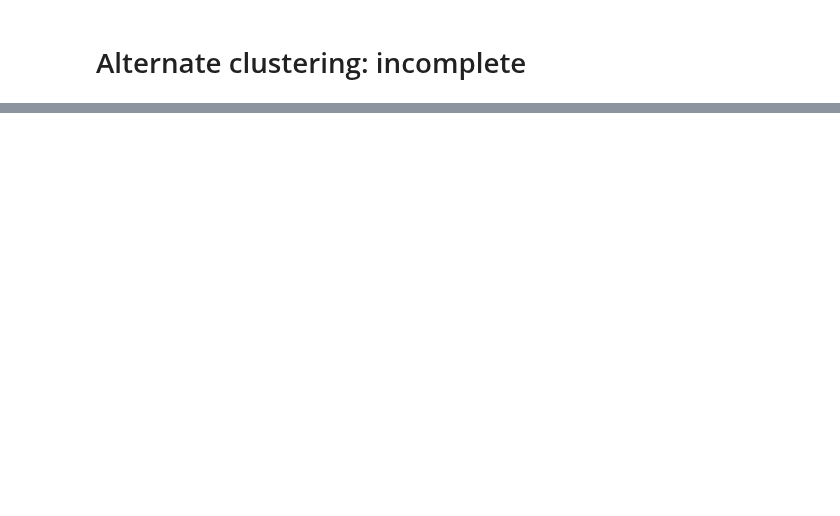
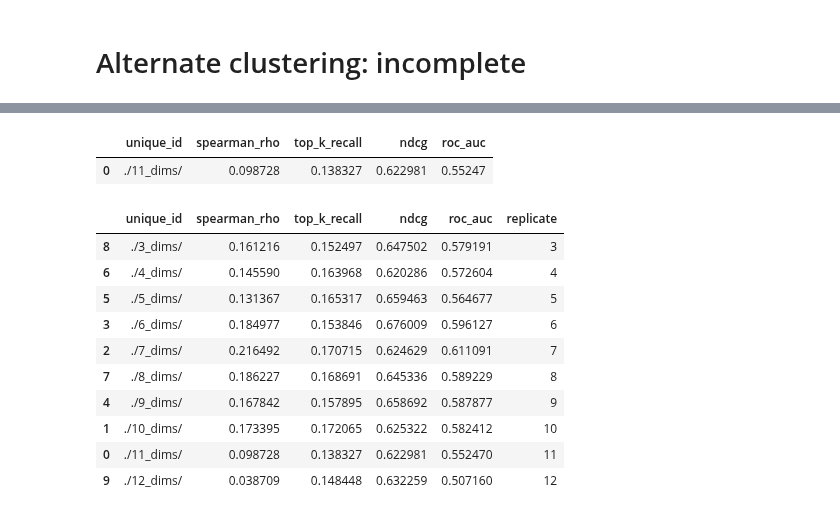
Before and after one commit to SebPorras/MAP_VAE, a Jupyter notebook: notebooks/sampling_ancestors.ipynb, the cells around one changed output, grey strips where cells are left out. Saved outputs shown, nothing was run; the diff lists cells and outputs as text; code cells hidden in the pictures; blank space fills up the shorter version.

```diff
--- a/notebooks/sampling_ancestors.ipynb
+++ b/notebooks/sampling_ancestors.ipynb
@@ -794,0 +551,43 @@ data
+# %%
+import os
+import pandas as pd
+
+DATA_PATH = "/Users/sebs_mac/a4_latent_test/"
+
+df_list = [pd.read_csv((DATA_PATH + str(file) + "/zero_shot_all_variants_final_metrics.csv")) for file in os.listdir(DATA_PATH) if file != ".DS_Store"]
+df_list[0]
+# %% [output]
+|  | unique_id | spearman_rho | top_k_recall | ndcg | roc_auc |
+| 0 | ./11_dims/ | 0.098728 | 0.138327 | 0.622981 | 0.55247 |
+# %%
+
+#all_data = pd.read_csv("gb1_cluster_sampling_results.csv")
+all_data = pd.concat(df_list, ignore_index=True)
+
+get_rep = lambda x: int(x.split("/")[1].split("_")[0])
+# get_ex = lambda x: x.split("/")[1].split("_")[1]
+
+rep = all_data["unique_id"].apply(get_rep)
+# ext_prop = all_data["unique_id"].apply(get_ex)
+all_data["replicate"] = rep
+all_data.sort_values(by="replicate", inplace=True)
+
+# all_data["extant_prop"] = ext_prop
+
+# all_proportions = all_data["extant_prop"].unique()
+# all_proportions.sort()
+
+#subsets = [all_data.loc[all_data["extant_prop"] == prop] for prop in all_proportions]
+all_data
+# %% [output]
+|  | unique_id | spearman_rho | top_k_recall | ndcg | roc_auc | replicate |
+| 8 | ./3_dims/ | 0.161216 | 0.152497 | 0.647502 | 0.579191 | 3 |
+| 6 | ./4_dims/ | 0.145590 | 0.163968 | 0.620286 | 0.572604 | 4 |
+| 5 | ./5_dims/ | 0.131367 | 0.165317 | 0.659463 | 0.564677 | 5 |
+| 3 | ./6_dims/ | 0.184977 | 0.153846 | 0.676009 | 0.596127 | 6 |
+| 2 | ./7_dims/ | 0.216492 | 0.170715 | 0.624629 | 0.611091 | 7 |
+| 7 | ./8_dims/ | 0.186227 | 0.168691 | 0.645336 | 0.589229 | 8 |
+| 4 | ./9_dims/ | 0.167842 | 0.157895 | 0.658692 | 0.587877 | 9 |
+| 1 | ./10_dims/ | 0.173395 | 0.172065 | 0.625322 | 0.582412 | 10 |
+| 0 | ./11_dims/ | 0.098728 | 0.138327 | 0.622981 | 0.552470 | 11 |
+| 9 | ./12_dims/ | 0.038709 | 0.148448 | 0.632259 | 0.507160 | 12 |
```
Also changed, not shown: parts of 34 cells of this notebook, 16 other files.
